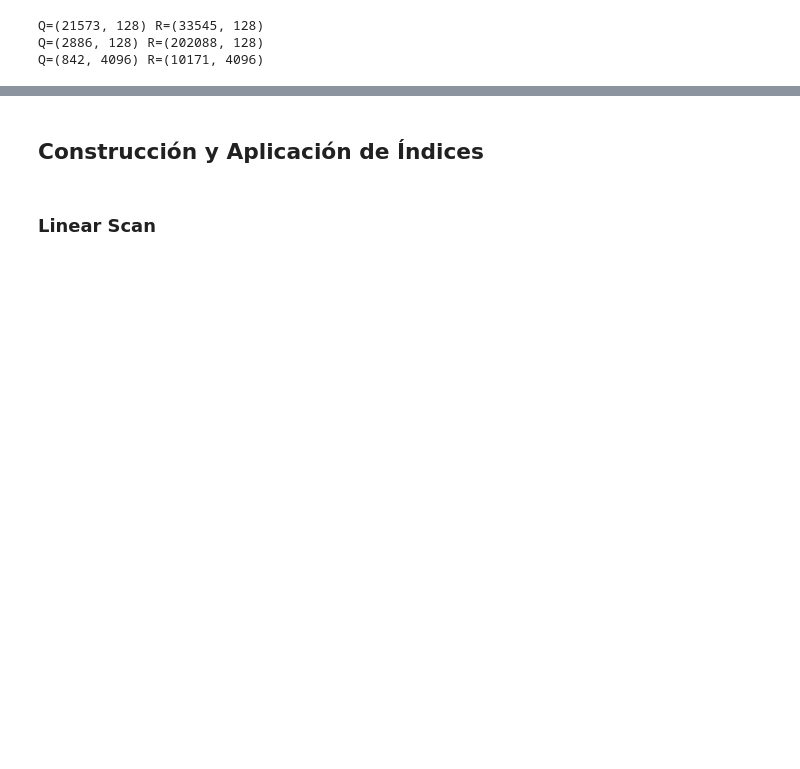
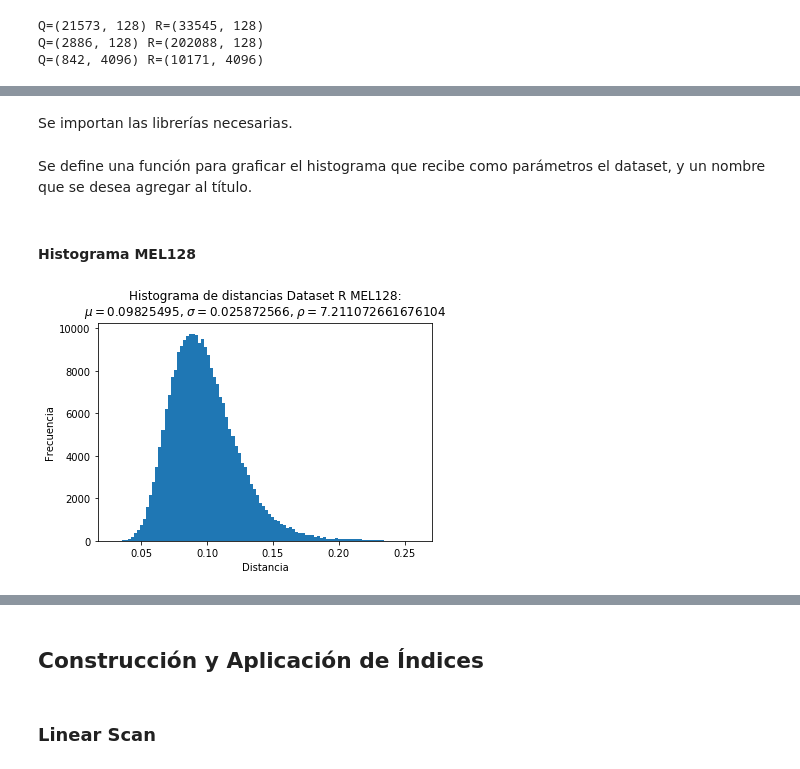
Before and after one commit to pbelmonte/rim-tarea-2, a Jupyter notebook: Tarea-2.ipynb, the cells around one changed output, grey strips where cells are left out. Cells and saved outputs as stored; diff of their text form; code cells hidden in the pictures; blank space fills up the shorter version.

```diff
--- a/Tarea-2.ipynb
+++ b/Tarea-2.ipynb
@@ -36,0 +52,2 @@ Q=(842, 4096) R=(10171, 4096)
+# %% [markdown]
+Se importan las librerías necesarias.
@@ -36,0 +59,36 @@ Q=(842, 4096) R=(10171, 4096)
+# %% [markdown]
+Se define una función para graficar el histograma que recibe como parámetros el dataset, y un nombre que se desea agregar al título.
+# %%
+def histogram(input_dataset, name):
+    np.random.seed(19680801)
+
+    # se seleccionan 500 vectores de muestra
+    dataset = input_dataset[np.random.choice(input_dataset.shape[0], 500, replace=False), :]
+
+    # se obtienen las distancias
+    dists = distance(dataset, dataset)
+
+    # mu y sigma
+    mu, std = norm.fit(dists)
+
+    # dimension intrinseca
+    rho = (mu**2) / (2 * (std**2))
+
+    # cantidad de bins
+    num_bins = 100
+
+    fig, ax = plt.subplots()
+
+    n, bins, patches = ax.hist(dists, num_bins)
+
+    ax.set_xlabel('Distancia')
+    ax.set_ylabel('Frecuencia')
+    ax.set_title(r'Histograma de distancias ' + name + ':\n$\mu=' + str(mu) + '$, $\sigma=' + str(std) + '$, $\\rho=' + str(rho) + '$')
+
+    plt.show()
+# %% [markdown]
+#### Histograma MEL128
+# %%
+histogram(dataset_r_mel, "Dataset R MEL128")
+# %% [output]
+[figure, added]
```
Also changed, not shown: parts of 14 cells of this notebook.
